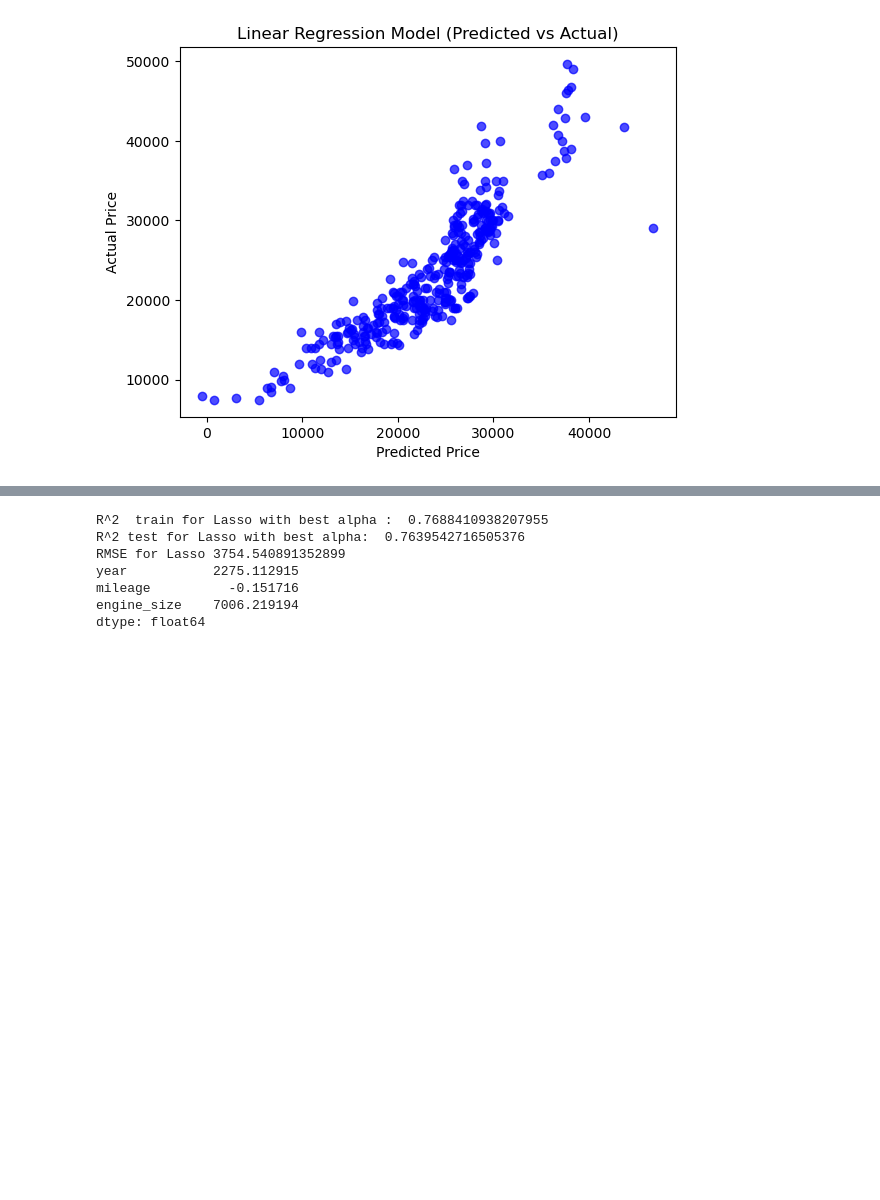
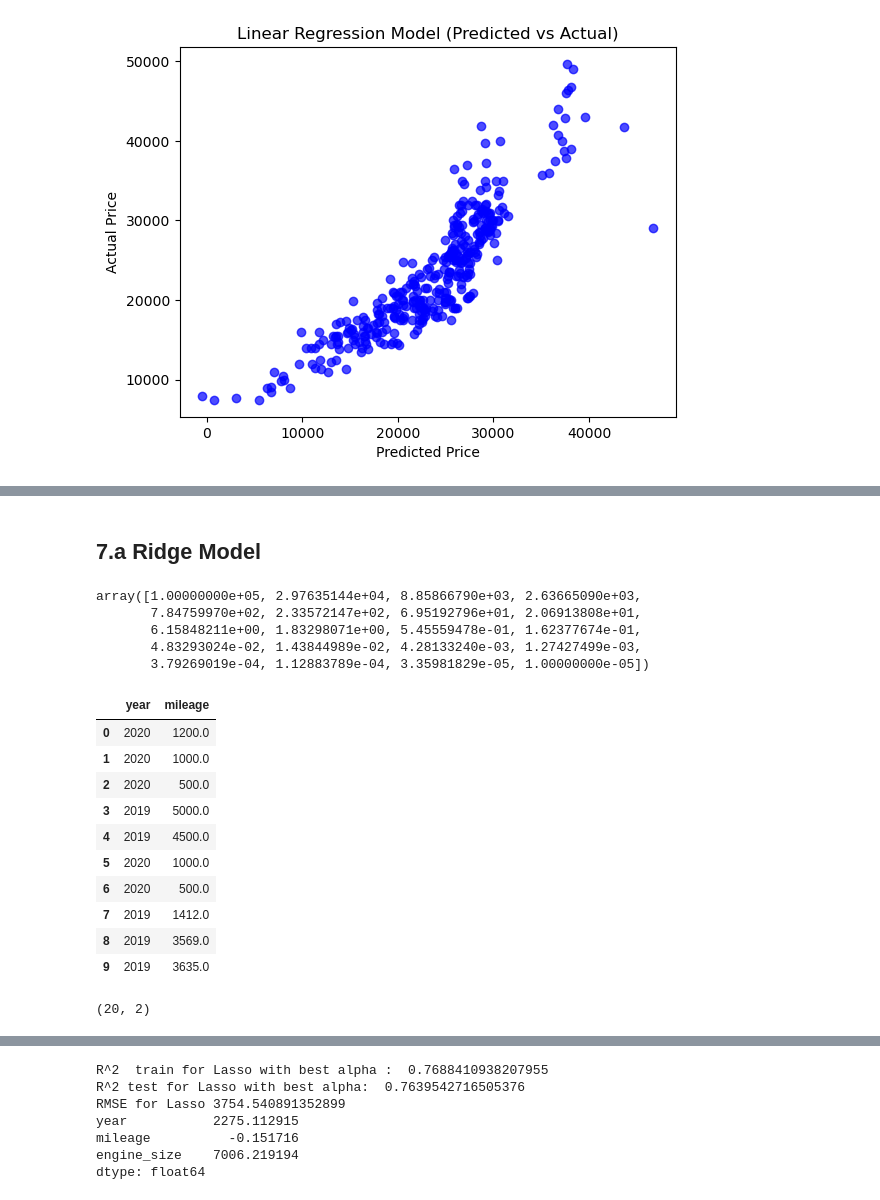
Before and after one commit to dssalaza/MLMaverickProject, a Jupyter notebook: Project1.ipynb, the cells around one changed output, grey strips where cells are left out. Saved outputs shown, nothing was run; the diff lists cells and outputs as text; code cells hidden in the pictures; blank space fills up the shorter version.

```diff
--- a/Project1.ipynb
+++ b/Project1.ipynb
@@ -582,0 +584,2 @@ print(df)
+# %% [markdown]
+## 7.a Ridge Model
@@ -582,0 +589,29 @@ print(df)
+# %%
+#generating alphas for the model
+alphas_r = 10**np.linspace(5,-5,20)
+alphas_r
+# %% [output]
+array([1.00000000e+05, 2.97635144e+04, 8.85866790e+03, 2.63665090e+03,
+       7.84759970e+02, 2.33572147e+02, 6.95192796e+01, 2.06913808e+01,
+       6.15848211e+00, 1.83298071e+00, 5.45559478e-01, 1.62377674e-01,
+       4.83293024e-02, 1.43844989e-02, 4.28133240e-03, 1.27427499e-03,
+       3.79269019e-04, 1.12883789e-04, 3.35981829e-05, 1.00000000e-05])
+# %%
+#removing categorical variables so Ridge algorithm does not have the below conflict:
+#sklearn\linear_model\_ridge.py:211: LinAlgWarning: \
+#Ill-conditioned matrix (rcond=9.47452e-17): result may not be accurate.
+
+features_r = features.drop(['engine_size', 'Automatic', 'Manual', 'Other_Transmission', 'Semi-Auto' , 'Diesel', 'Hybrid', 'Other_Fuel', 'Petrol'], axis=1)
+features_r.head(10)
+# %% [output]
+|  | year | mileage |
+| 0 | 2020 | 1200.0 |
+| 1 | 2020 | 1000.0 |
+| 2 | 2020 | 500.0 |
+| 3 | 2019 | 5000.0 |
+| 4 | 2019 | 4500.0 |
+| 5 | 2020 | 1000.0 |
+| 6 | 2020 | 500.0 |
+| 7 | 2019 | 1412.0 |
+| 8 | 2019 | 3569.0 |
+| 9 | 2019 | 3635.0 |
@@ -582,0 +622,12 @@ print(df)
+# %%
+ridge = Ridge()
+coefs = []
+
+for a in alphas_r:
+    ridge.set_params(alpha = a)
+    ridge.fit(features_r,response)
+    coefs.append(ridge.coef_)
+
+np.shape(coefs)
+# %% [output]
+(20, 2)
```
Also changed, not shown: parts of 18 cells of this notebook.
